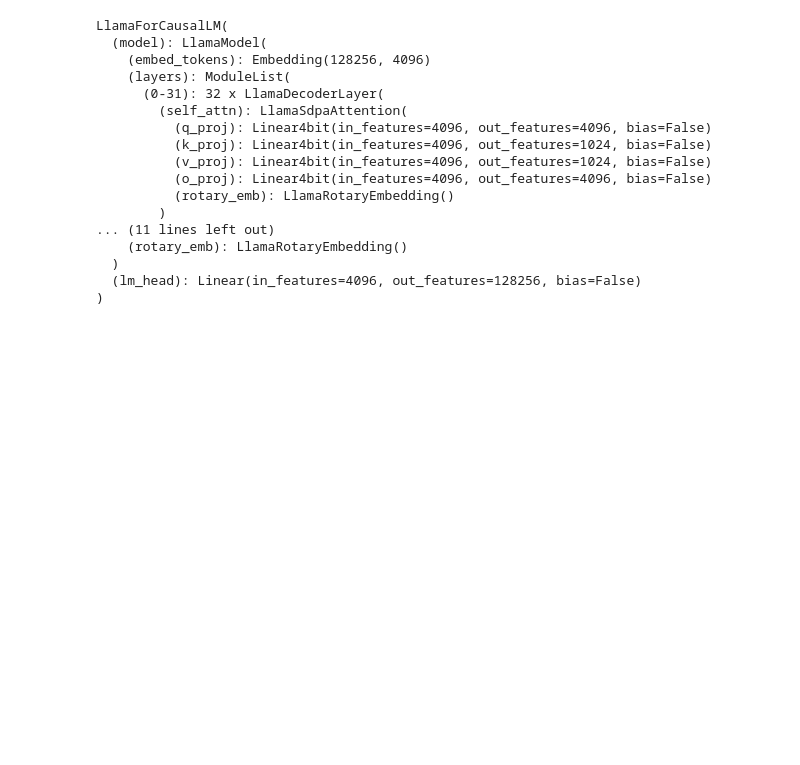
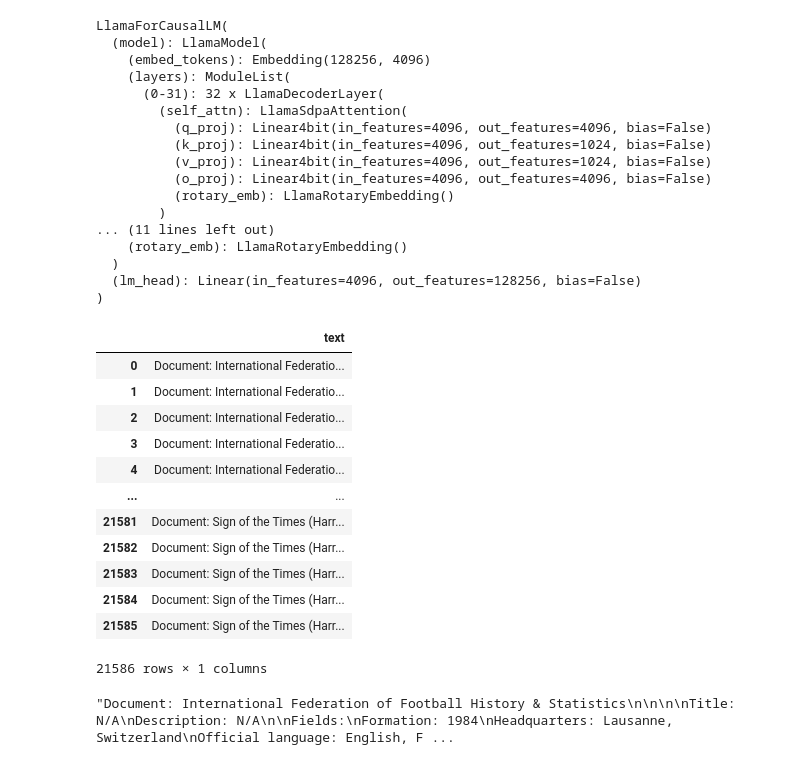
Before and after one commit to lab-paper-code/QriousRAG, a Jupyter notebook: model/clustering_rag.ipynb, the cells around one changed output. Drawn from its saved outputs; the diff is of its cells as text; code cells hidden in the pictures; blank space fills up the shorter version.

```diff
--- a/model/clustering_rag.ipynb
+++ b/model/clustering_rag.ipynb
@@ -116,3 +118,24 @@ LlamaForCausalLM(
   )
   (lm_head): Linear(in_features=4096, out_features=128256, bias=False)
 )
+# %%
+import pandas as pd
+evidence_test_path = f'/raid/deallab/SF_RAG_Data/ASQA/test/evidence_test.csv'
+
+evidence_text = pd.read_csv(evidence_test_path)
+# %%
+evidence_text
+# %% [output]
+|  | text |
+| 0 | Document: International Federatio... |
+| 1 | Document: International Federatio... |
+| 2 | Document: International Federatio... |
+| 3 | Document: International Federatio... |
+| 4 | Document: International Federatio... |
+| ... | ... |
+| 21581 | Document: Sign of the Times (Harr... |
+| 21582 | Document: Sign of the Times (Harr... |
+| 21583 | Document: Sign of the Times (Harr... |
+| 21584 | Document: Sign of the Times (Harr... |
+| 21585 | Document: Sign of the Times (Harr... |
+21586 rows × 1 columns
@@ -118,0 +144,4 @@ LlamaForCausalLM(
+# %%
+evidence_text_list[0]
+# %% [output]
+"Document: International Federation of Football History & Statistics\n\n\n\nTitle: N/A\nDescription: N/A\n\nFields:\nFormation: 1984\nHeadquarters: Lausanne, Switzerland\nOfficial language: English, F ...
```
Also changed, not shown: parts of 14 cells of this notebook, 3 other files.
